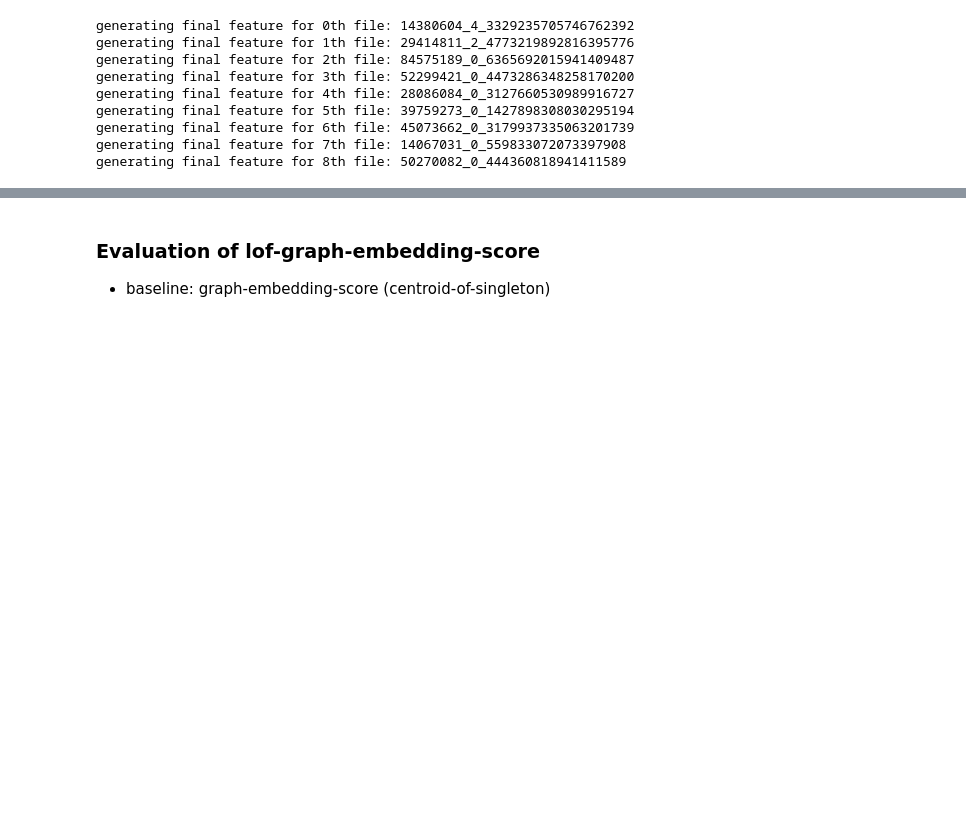
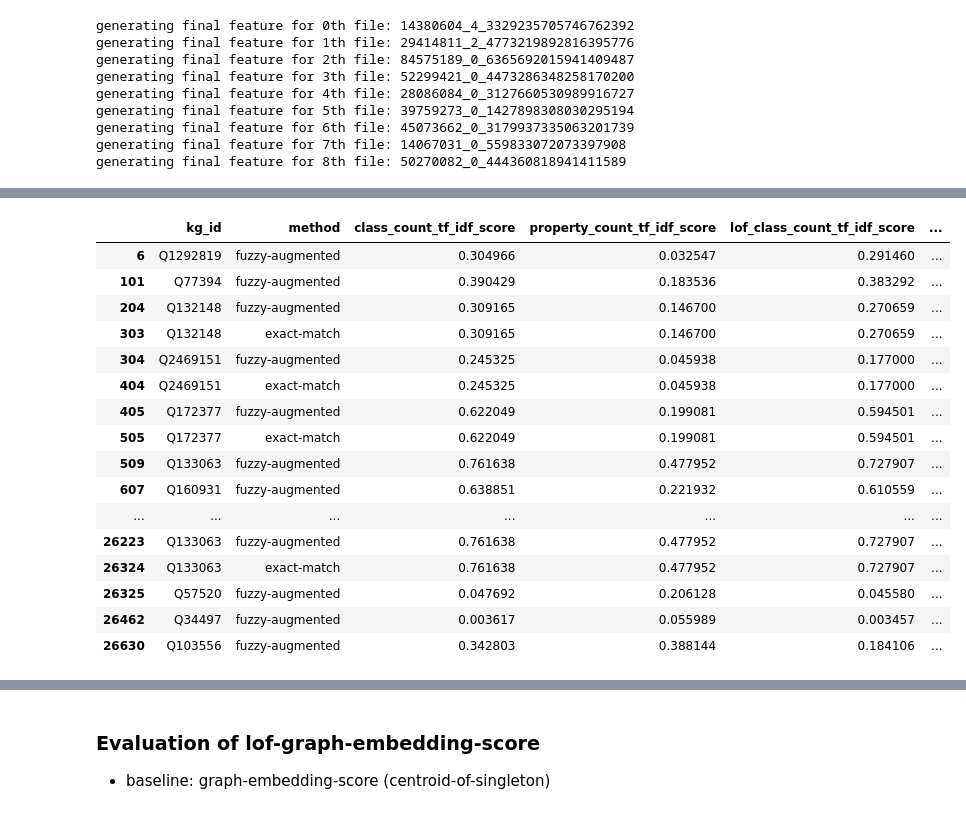
Before and after one commit to rijulvohra/table-linker-pipelines, a Jupyter notebook: fuzzy-augmented-match-centroid-pipeline/lof-feature-generation-dev.ipynb, the cells around one changed output, grey strips where cells are left out. Drawn from its saved outputs; the diff is of its cells as text; code cells hidden in the pictures; blank space fills up the shorter version.

```diff
--- a/fuzzy-augmented-match-centroid-pipeline/lof-feature-generation-dev.ipynb
+++ b/fuzzy-augmented-match-centroid-pipeline/lof-feature-generation-dev.ipynb
@@ -231,0 +236,15 @@ len(final_feature_df[(final_feature_df['singleton'] == 1) & (final_feature_df['e
+# %%
+# min-max scaling on tfidf score
+cos_class_tfidf_max = final_feature_df['class_count_tf_idf_score'].max()
+cos_class_tfidf_min = final_feature_df['class_count_tf_idf_score'].min()
+cos_property_tfidf_max = final_feature_df['property_count_tf_idf_score'].max()
+cos_property_tfidf_min = final_feature_df['property_count_tf_idf_score'].min()
+lof_class_tfidf_max = final_feature_df['lof_class_count_tf_idf_score'].max()
+lof_class_tfidf_min = final_feature_df['lof_class_count_tf_idf_score'].min()
+lof_property_tfidf_max = final_feature_df['lof_property_count_tf_idf_score'].max()
+lof_property_tfidf_min = final_feature_df['lof_property_count_tf_idf_score'].min()
+final_feature_df['class_count_tf_idf_score'] = (final_feature_df['class_count_tf_idf_score'] - cos_class_tfidf_min) / (cos_class_tfidf_max - cos_class_tfidf_min)
+final_feature_df['property_count_tf_idf_score'] = (final_feature_df['property_count_tf_idf_score'] - cos_property_tfidf_min) / (cos_property_tfidf_max - cos_property_tfidf_min)
+final_feature_df['lof_class_count_tf_idf_score'] = (final_feature_df['lof_class_count_tf_idf_score'] - lof_class_tfidf_min) / (lof_class_tfidf_max - lof_class_tfidf_min)
+final_feature_df['lof_property_count_tf_idf_score'] = (final_feature_df['lof_property_count_tf_idf_score'] - lof_property_tfidf_min) / (lof_property_tfidf_max - lof_property_tfidf_min)
+# final_feature_df
@@ -232,3 +255,23 @@ len(final_feature_df[(final_feature_df['singleton'] == 1) & (final_feature_df['e
+# %%
+final_feature_df[final_feature_df['evaluation_label'] == 1].loc[:, ['kg_id', 'method', 'class_count_tf_idf_score', 'property_count_tf_idf_score', 'lof_class_count_tf_idf_score', 'lof_property_count_tf_idf_score']]
+# %% [output]
+|  | kg_id | method | class_count_tf_idf_score | property_count_tf_idf_score | lof_class_count_tf_idf_score | ... |
+| 6 | Q1292819 | fuzzy-augmented | 0.304966 | 0.032547 | 0.291460 | ... |
+| 101 | Q77394 | fuzzy-augmented | 0.390429 | 0.183536 | 0.383292 | ... |
+| 204 | Q132148 | fuzzy-augmented | 0.309165 | 0.146700 | 0.270659 | ... |
+| 303 | Q132148 | exact-match | 0.309165 | 0.146700 | 0.270659 | ... |
+| 304 | Q2469151 | fuzzy-augmented | 0.245325 | 0.045938 | 0.177000 | ... |
+| 404 | Q2469151 | exact-match | 0.245325 | 0.045938 | 0.177000 | ... |
+| 405 | Q172377 | fuzzy-augmented | 0.622049 | 0.199081 | 0.594501 | ... |
+| 505 | Q172377 | exact-match | 0.622049 | 0.199081 | 0.594501 | ... |
+| 509 | Q133063 | fuzzy-augmented | 0.761638 | 0.477952 | 0.727907 | ... |
+| 607 | Q160931 | fuzzy-augmented | 0.638851 | 0.221932 | 0.610559 | ... |
+| ... | ... | ... | ... | ... | ... | ... |
+| 26223 | Q133063 | fuzzy-augmented | 0.761638 | 0.477952 | 0.727907 | ... |
+| 26324 | Q133063 | exact-match | 0.761638 | 0.477952 | 0.727907 | ... |
+| 26325 | Q57520 | fuzzy-augmented | 0.047692 | 0.206128 | 0.045580 | ... |
+| 26462 | Q34497 | fuzzy-augmented | 0.003617 | 0.055989 | 0.003457 | ... |
+| 26630 | Q103556 | fuzzy-augmented | 0.342803 | 0.388144 | 0.184106 | ... |
 # %%
 final_feature_df.sort_values(by=['class_count_tf_idf_score'], ascending=False).head(10)
 # %% [output]
```
Also changed, not shown: parts of 5 cells of this notebook, 3 other files.
